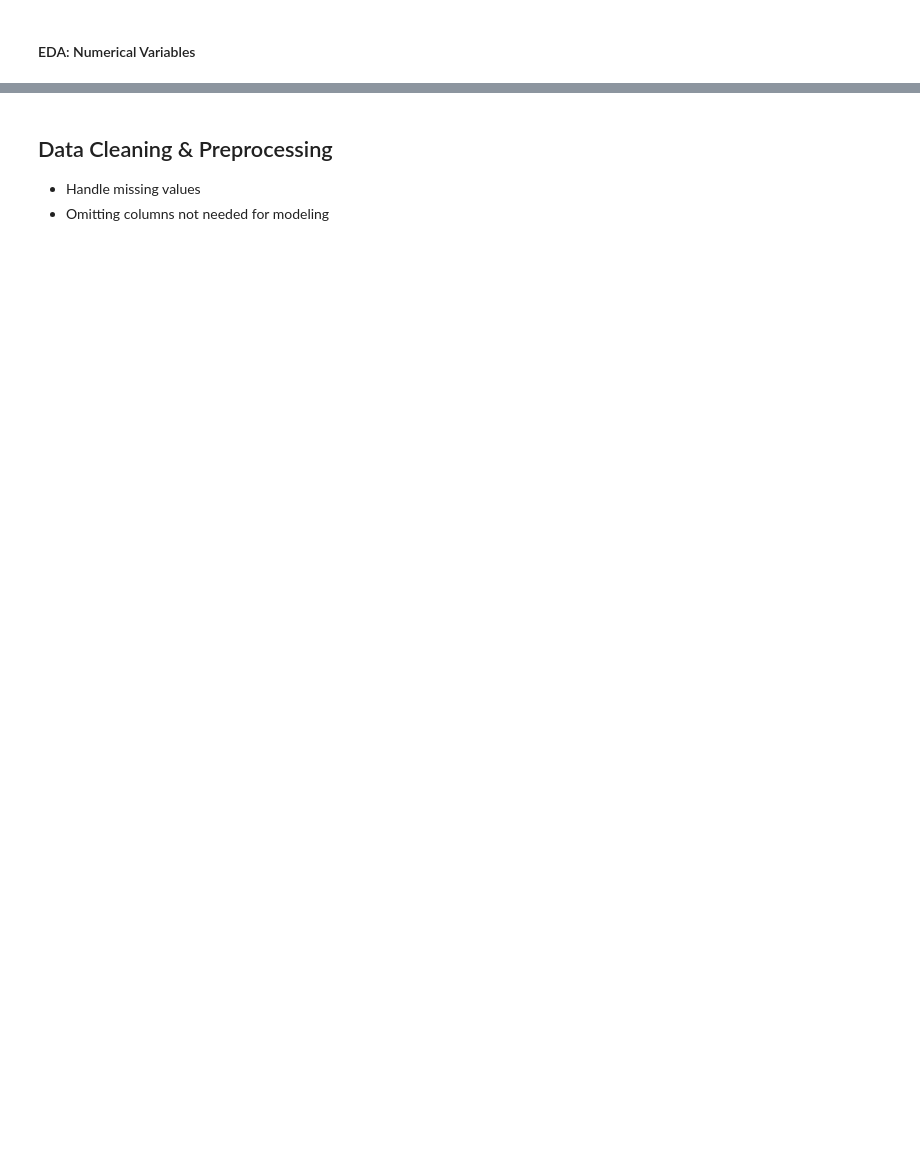
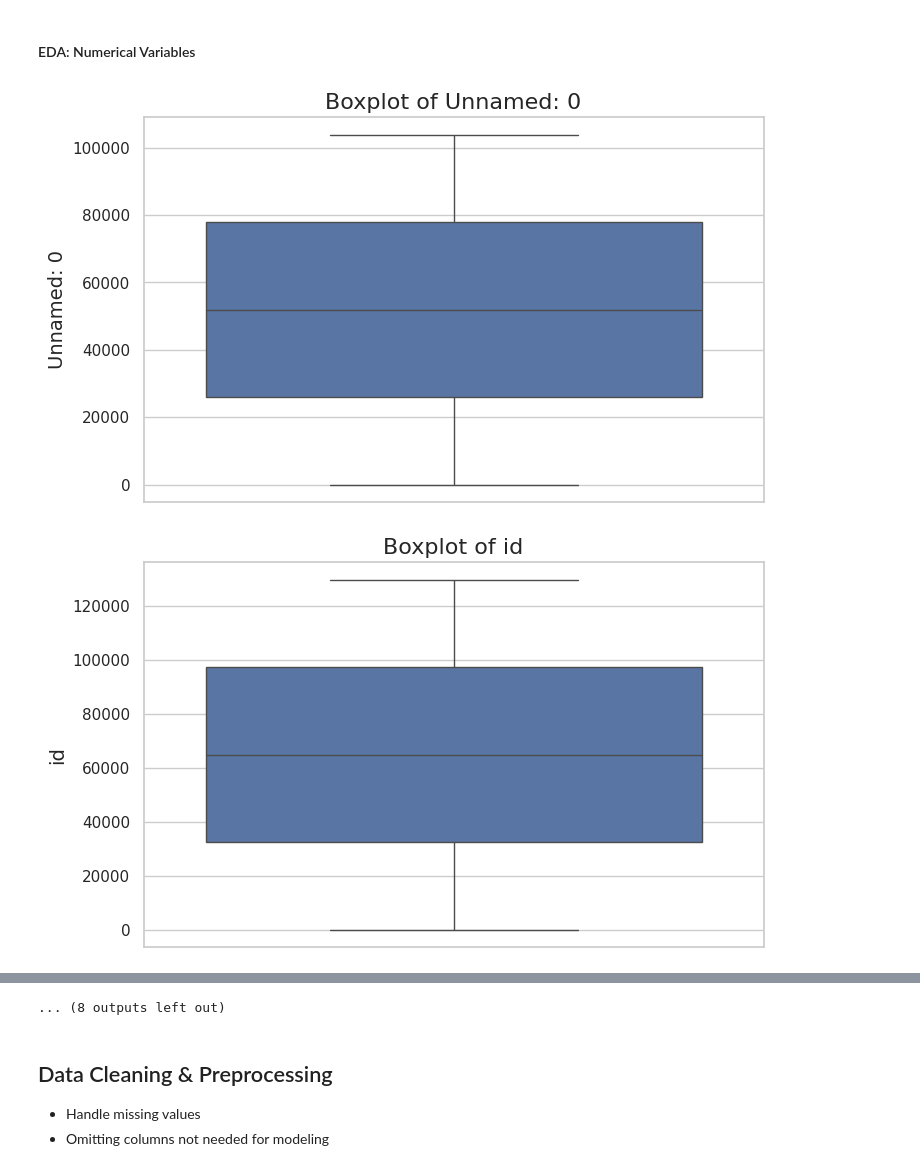
Before and after one commit to hugi-codes/Airline-Passenger-Satisfaction, a Jupyter notebook: notebook.ipynb, the cells around one changed output, grey strips where cells are left out. Drawn from its saved outputs; the diff is of its cells as text; code cells hidden in the pictures; blank space fills up the shorter version.

Commit message:
EDA: boxplots

```diff
--- a/notebook.ipynb
+++ b/notebook.ipynb
@@ -160,2 +238,23 @@ for col in categorical_columns:
 # %% [markdown]
 #### EDA: Numerical Variables
+# %%
+# Univariate analysis for numerical variables: Boxplots
+import seaborn as sns
+import matplotlib.pyplot as plt
+
+# Select numerical columns
+numerical_columns = df.select_dtypes(include=['int64', 'float64']).columns
+
+# Create boxplots
+for col in numerical_columns:
+    plt.figure(figsize=(8, 5))
+    sns.boxplot(data=df, y=col)
+
+    # Set titles and labels
+    plt.title(f'Boxplot of {col}', fontsize=16)
+    plt.ylabel(col, fontsize=14)
+    plt.xlabel('')
+    plt.show()
+# %% [output]
+[figure, added]
+[figure, added]
@@ -162,3 +271,4 @@ for col in categorical_columns:
+... (8 outputs left out)
 # %% [markdown]
 ## Data Cleaning & Preprocessing
 * Handle missing values
```
Also changed, not shown: parts of 6 cells of this notebook.
